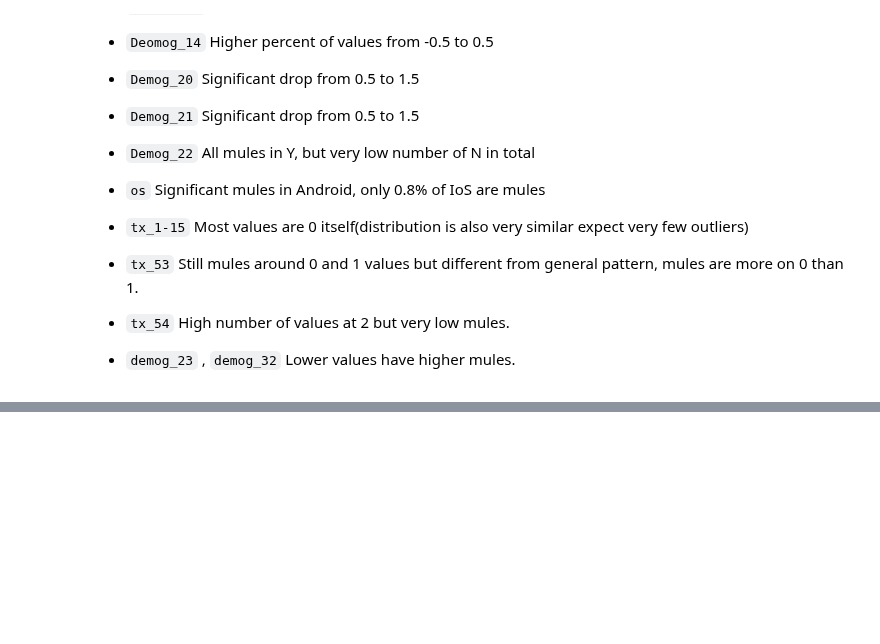
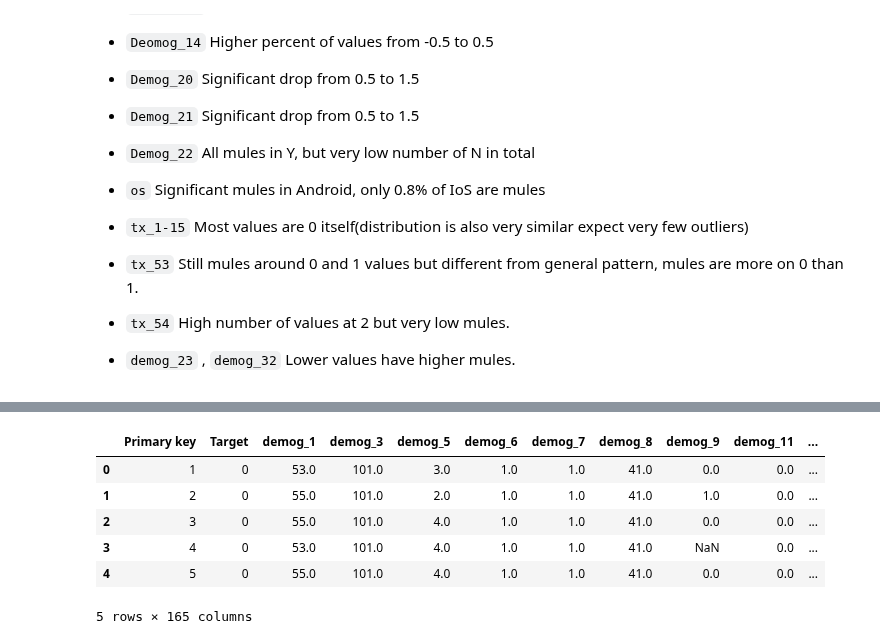
Before and after one commit to parth1egend/Convolve_Round2, a Jupyter notebook: code.ipynb, the cells around one changed output, grey strips where cells are left out. Saved outputs shown, nothing was run; the diff lists cells and outputs as text; code cells hidden in the pictures; blank space fills up the shorter version.

Commit message:
Truncated the Data

```diff
--- a/code.ipynb
+++ b/code.ipynb
@@ -305,0 +310,27 @@ Lower values have higher mules.
+# %%
+
+# Create empty DataFrames to store numerical and categorical columns
+truncated_df_numerical = pd.DataFrame()
+truncated_df_categorical = pd.DataFrame()
+
+# Loop through the columns in train_df and categorize them
+for column in train_df.columns:
+    if train_df[column].dtype in ['int64', 'float64']:
+        # Numerical column
+        truncated_df_numerical[column] = train_df[column]
+    else:
+        # Categorical column
+        truncated_df_categorical[column] = train_df[column]
+
+# Now, truncated_df_numerical will contain all numerical columns,
+# and truncated_df_categorical will contain all categorical columns
+# %%
+truncated_df_numerical.head()
+# %% [output]
+|  | Primary key | Target | demog_1 | demog_3 | demog_5 | demog_6 | demog_7 | demog_8 | demog_9 | demog_11 | ... |
+| 0 | 1 | 0 | 53.0 | 101.0 | 3.0 | 1.0 | 1.0 | 41.0 | 0.0 | 0.0 | ... |
+| 1 | 2 | 0 | 55.0 | 101.0 | 2.0 | 1.0 | 1.0 | 41.0 | 1.0 | 0.0 | ... |
+| 2 | 3 | 0 | 55.0 | 101.0 | 4.0 | 1.0 | 1.0 | 41.0 | 0.0 | 0.0 | ... |
+| 3 | 4 | 0 | 53.0 | 101.0 | 4.0 | 1.0 | 1.0 | 41.0 | NaN | 0.0 | ... |
+| 4 | 5 | 0 | 55.0 | 101.0 | 4.0 | 1.0 | 1.0 | 41.0 | 0.0 | 0.0 | ... |
+5 rows × 165 columns
```
Also changed, not shown: parts of 4 cells of this notebook.
